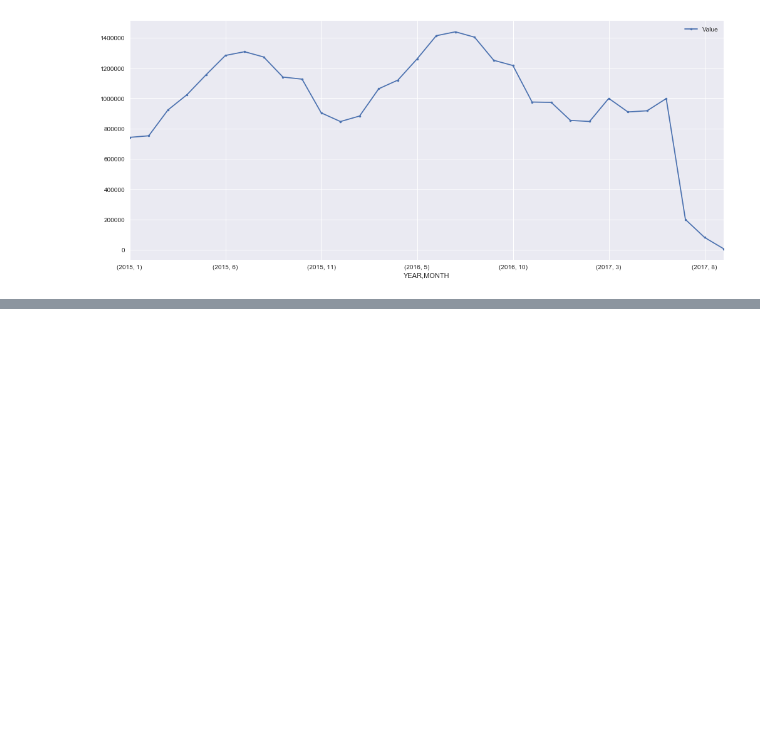
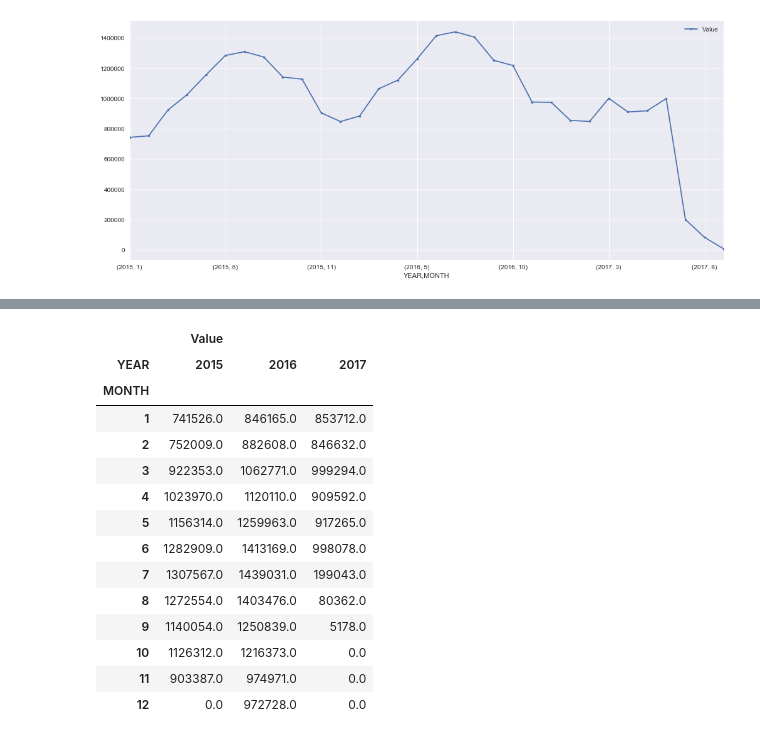
Before and after one commit to felipeferraz14/airtraffic, a Jupyter notebook: airtraffic.ipynb, the cells around one changed output, grey strips where cells are left out. Drawn from its saved outputs; the diff is of its cells as text; code cells hidden in the pictures; blank space fills up the shorter version.

```diff
--- a/airtraffic.ipynb
+++ b/airtraffic.ipynb
@@ -282,0 +88,18 @@ plt.colorbar();
+# %%
+dtf
+# %% [output]
+|  | Value |  |  |
+| YEAR | 2015 | 2016 | 2017 |
+| MONTH |  |  |  |
+| 1 | 741526.0 | 846165.0 | 853712.0 |
+| 2 | 752009.0 | 882608.0 | 846632.0 |
+| 3 | 922353.0 | 1062771.0 | 999294.0 |
+| 4 | 1023970.0 | 1120110.0 | 909592.0 |
+| 5 | 1156314.0 | 1259963.0 | 917265.0 |
+| 6 | 1282909.0 | 1413169.0 | 998078.0 |
+| 7 | 1307567.0 | 1439031.0 | 199043.0 |
+| 8 | 1272554.0 | 1403476.0 | 80362.0 |
+| 9 | 1140054.0 | 1250839.0 | 5178.0 |
+| 10 | 1126312.0 | 1216373.0 | 0.0 |
+| 11 | 903387.0 | 974971.0 | 0.0 |
+| 12 | 0.0 | 972728.0 | 0.0 |
```
Also changed, not shown: parts of 60 cells of this notebook.
